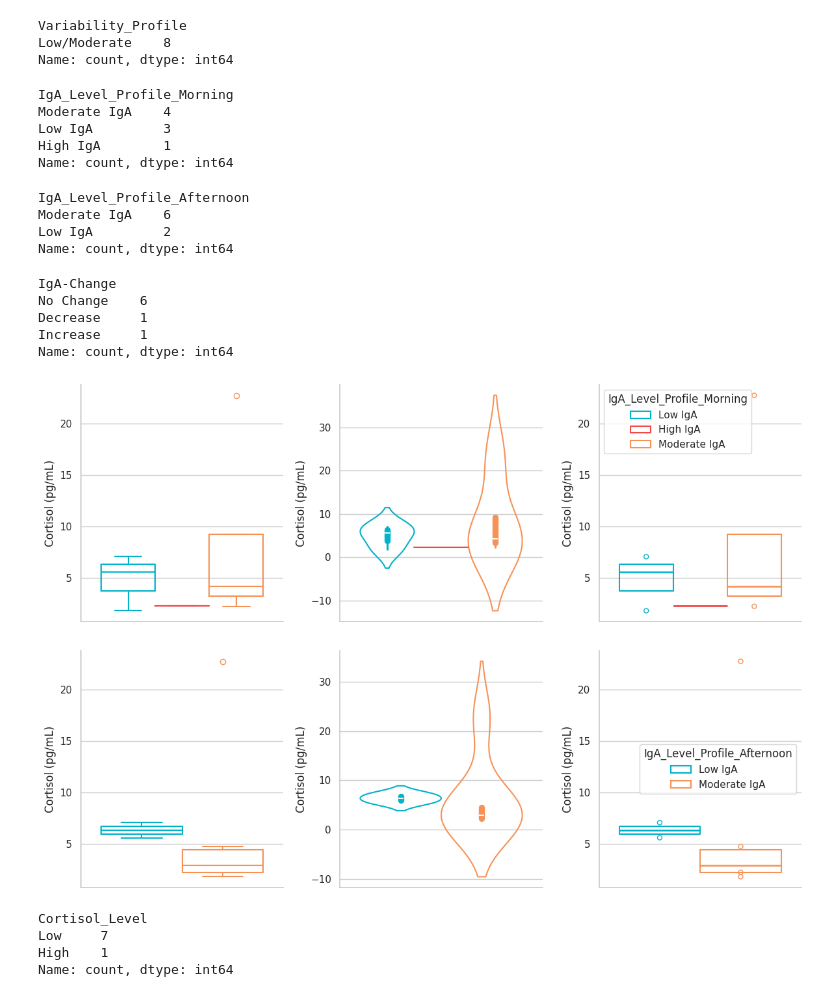
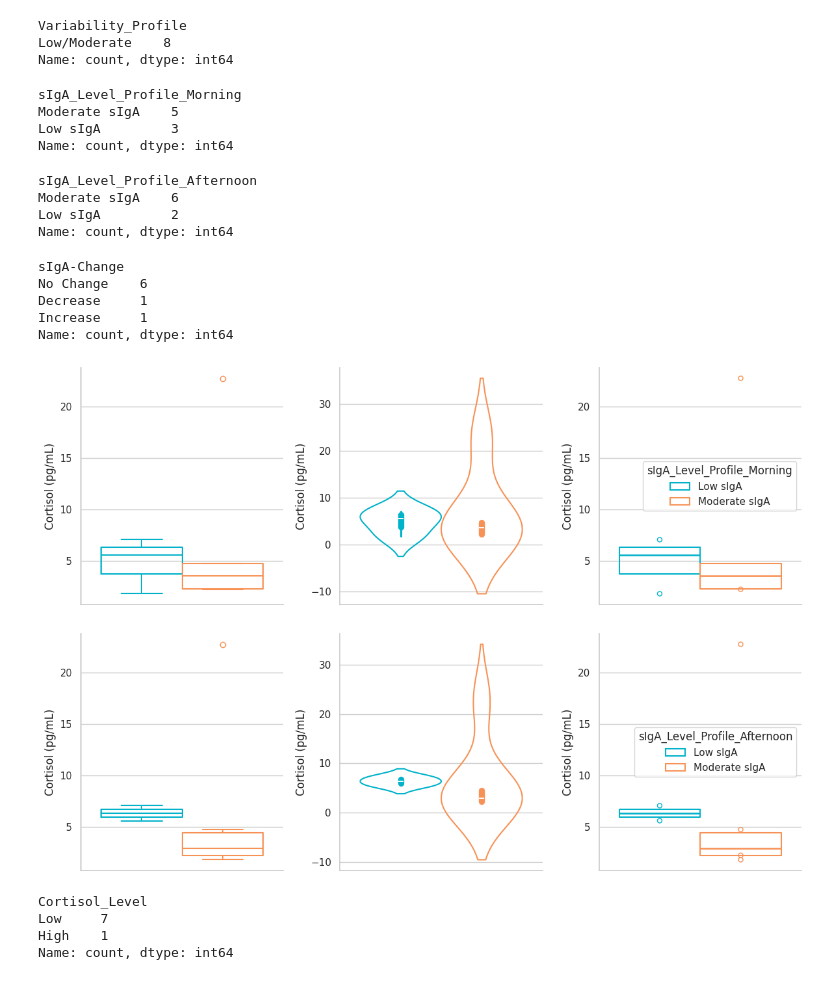
Before and after one commit to dMedinaO/IgA_attachment_analysis, a Jupyter notebook: scripts/5_descriptive_analysis_IgA_Cortisol.ipynb, the cells around one changed output. Cells and saved outputs as stored; diff of their text form; code cells hidden in the pictures.

Commit message:
updating cortisol analysis

```diff
--- a/scripts/5_descriptive_analysis_IgA_Cortisol.ipynb
+++ b/scripts/5_descriptive_analysis_IgA_Cortisol.ipynb
@@ -90,4 +90,4 @@ df_data_cortisol.head(5)
 # %%
-df_merge = df_data_iga.merge(right=df_data_cortisol, left_on="ID", right_on="Sample")
+df_merge = df_data_iga.merge(right=df_data_cortisol, on="ID")
 df_merge.shape
 # %% [output]
@@ -94,0 +114,10 @@ df_merge.shape
+# %%
+df_merge = df_merge[['ID', 'sIgA Average Morning', 'sIgA Average Afternoon',
+       'sIgA Average Difference', 'Attachment_x', 'Group',
+       'Variability_Profile', 'sIgA_Level_Profile_Morning',
+       'sIgA_Level_Profile_Afternoon', 'sIgA-Change', 'Gender_y', 'Cortisol (pg/mL)']]
+df_merge.columns = ['ID', 'sIgA Average Morning', 'sIgA Average Afternoon',
+       'sIgA Average Difference', 'Attachment', 'Group',
+       'Variability_Profile', 'sIgA_Level_Profile_Morning',
+       'sIgA_Level_Profile_Afternoon', 'sIgA-Change', 'Gender', 'Cortisol (pg/mL)']
+df_merge.head(5)
@@ -115,12 +139,3 @@ Index(['ID', 'Attachment_x', 'Gender_x', 'Average IgA Morning_x',
-# %%
-df_merge = df_merge[['ID', 'Attachment_x', 'Gender_x', 'Average IgA Morning_x',
-       'Average IgA Afternoon_x', 'Average Difference IgA_x', 'Group',
-       'Variability_Profile', 'IgA_Level_Profile_Morning',
-       'IgA_Level_Profile_Afternoon', 'IgA-Change', 'Cortisol (pg/mL)']]
-df_merge.columns = ['ID', 'Attachment', 'Gender', 'Average IgA Morning',
-       'Average IgA Afternoon', 'Average Difference IgA', 'Group',
-       'Variability_Profile', 'IgA_Level_Profile_Morning',
-       'IgA_Level_Profile_Afternoon', 'IgA-Change', 'Cortisol (pg/mL)']
 # %%
 sns.set(style="whitegrid", font_scale=1)
 
@@ -212,24 +227,25 @@ Variability_Profile
 Low/Moderate    8
 Name: count, dtype: int64
 # %%
-df_merge["IgA_Level_Profile_Morning"].value_counts()
+df_merge["sIgA_Level_Profile_Morning"].value_counts()
 # %% [output]
-IgA_Level_Profile_Morning
-Moderate IgA    4
-Low IgA         3
-High IgA        1
+sIgA_Level_Profile_Morning
+Moderate sIgA    5
+Low sIgA         3
 Name: count, dtype: int64
+# %%
+df_merge["sIgA_Level_Profile_Morning"] = df_merge["sIgA_Level_Profile_Morning"].replace({'High sIgA' : 'Moderate sIgA'})
 # %%
-df_merge["IgA_Level_Profile_Afternoon"].value_counts()
+df_merge["sIgA_Level_Profile_Afternoon"].value_counts()
 # %% [output]
-IgA_Level_Profile_Afternoon
-Moderate IgA    6
-Low IgA         2
+sIgA_Level_Profile_Afternoon
+Moderate sIgA    6
+Low sIgA         2
 Name: count, dtype: int64
 # %%
-df_merge["IgA-Change"].value_counts()
+df_merge["sIgA-Change"].value_counts()
 # %% [output]
-IgA-Change
+sIgA-Change
 No Change    6
 Decrease     1
 Increase     1
@@ -237,51 +253,51 @@ Name: count, dtype: int64
 # %%
 sns.set(style="whitegrid", font_scale=1)
 
-palette = {"Low IgA": "#00B2CA", "Moderate IgA": "#F79256", "High IgA": "#f24a4a"}
+palette = {"Low sIgA": "#00B2CA", "Moderate sIgA": "#F79256"}
 
 f, axes = plt.subplots(1, 3, figsize=(12, 4), sharex=True)
 
 sns.boxplot(
     data=df_merge,
     y="Cortisol (pg/mL)",
-    hue="IgA_Level_Profile_Morning",
+    hue="sIgA_Level_Profile_Morning",
     ax=axes[0],
     fill=False,
     palette=palette,
     legend=False)
 
 sns.violinplot(
     data=df_merge,
     y="Cortisol (pg/mL)",
-    hue="IgA_Level_Profile_Morning",
+    hue="sIgA_Level_Profile_Morning",
     ax=axes[1],
     fill=False,
     palette=palette,
     legend=False)
 
 sns.boxenplot(
     data=df_merge,
     y="Cortisol (pg/mL)",
-    hue="IgA_Level_Profile_Morning",
+    hue="sIgA_Level_Profile_Morning",
     ax=axes[2],
     palette=palette,
     fill=False)
 
 sns.despine()
 plt.tight_layout()
 # %% [output]
-[figure, old version]
+[figure, new version]
 # %%
 sns.set(style="whitegrid", font_scale=1)
 
-palette = {"Low IgA": "#00B2CA", "Moderate IgA": "#F79256", "High IgA": "#f24a4a"}
+palette = {"Low sIgA": "#00B2CA", "Moderate sIgA": "#F79256"}
 
 f, axes = plt.subplots(1, 3, figsize=(12, 4), sharex=True)
 
 sns.boxplot(
     data=df_merge,
     y="Cortisol (pg/mL)",
-    hue="IgA_Level_Profile_Afternoon",
+    hue="sIgA_Level_Profile_Afternoon",
     ax=axes[0],
     fill=False,
     palette=palette,
@@ -290,7 +306,7 @@ sns.boxplot(
 sns.violinplot(
     data=df_merge,
     y="Cortisol (pg/mL)",
-    hue="IgA_Level_Profile_Afternoon",
+    hue="sIgA_Level_Profile_Afternoon",
     ax=axes[1],
     fill=False,
     palette=palette,
@@ -299,7 +315,7 @@ sns.violinplot(
 sns.boxenplot(
     data=df_merge,
     y="Cortisol (pg/mL)",
-    hue="IgA_Level_Profile_Afternoon",
+    hue="sIgA_Level_Profile_Afternoon",
     ax=axes[2],
     palette=palette,
     fill=False)
@@ -307,7 +323,7 @@ sns.boxenplot(
 sns.despine()
 plt.tight_layout()
 # %% [output]
-[figure, old version]
+[figure, new version]
 # %%
 df_merge["Cortisol_Level"] = df_merge["Cortisol (pg/mL)"].apply(classify_cortisol_level)
 df_merge["Cortisol_Level"].value_counts()
```
Also changed, not shown: parts of 10 cells of this notebook, 1 other file.
